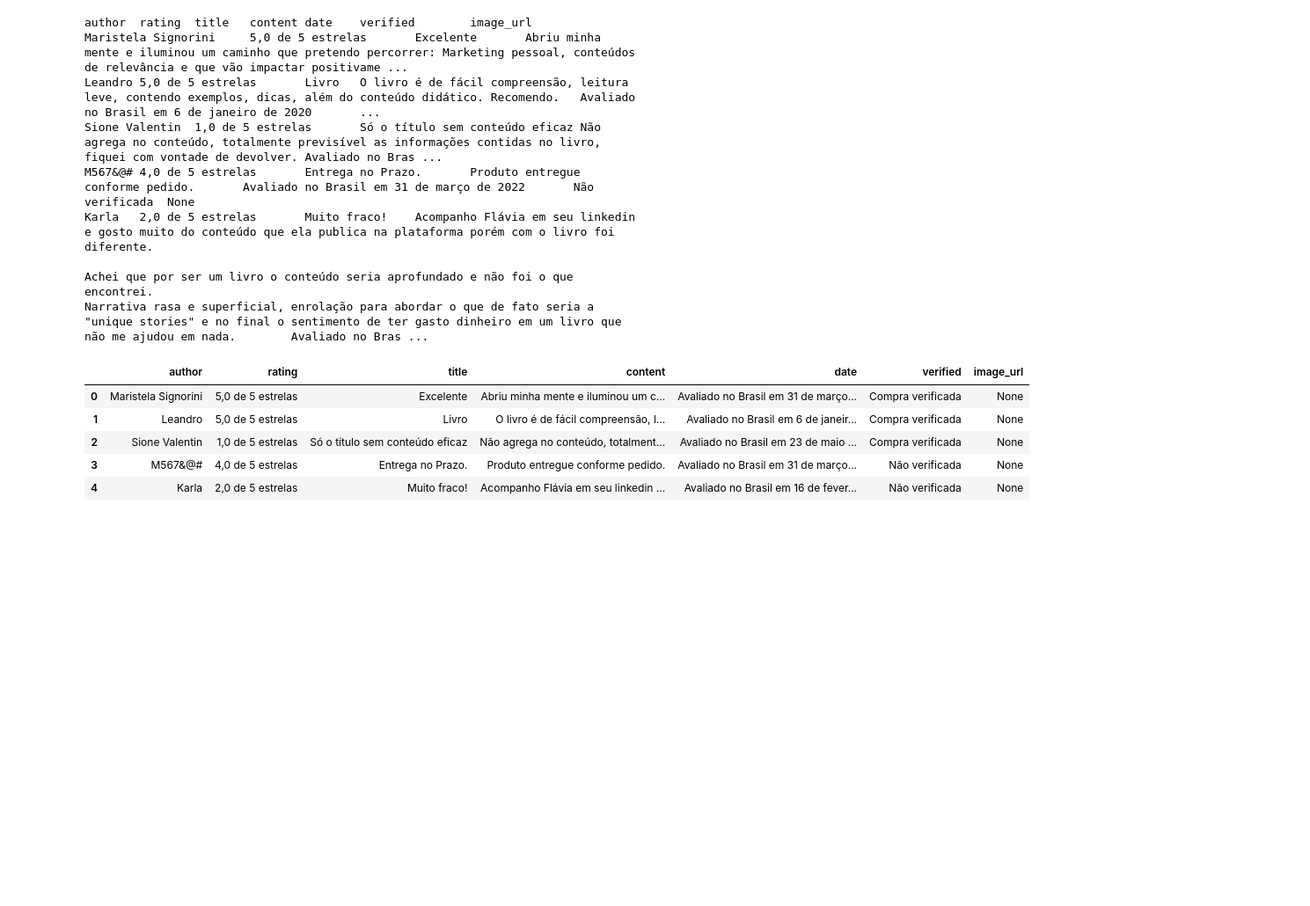
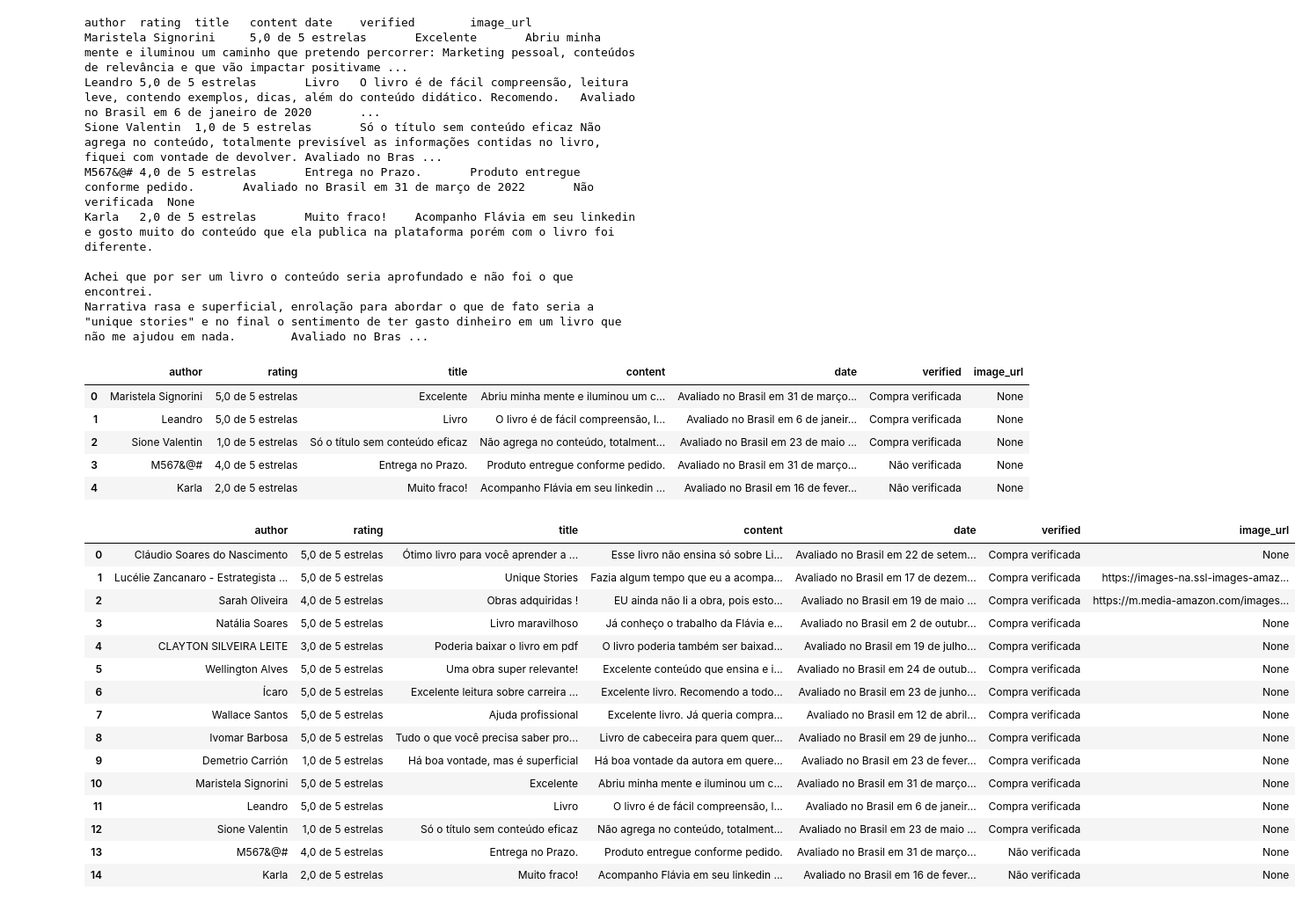
Before and after one commit to kayohr/Raspagem_Dados_Amazon, a Jupyter notebook: amazon2.ipynb, the cells around one changed output. Shown at 88% size. Drawn from its saved outputs; the diff is of its cells as text; code cells hidden in the pictures; blank space fills up the shorter version.

```diff
--- a/amazon2.ipynb
+++ b/amazon2.ipynb
@@ -230,0 +314,22 @@ df
+# %%
+df = pd.DataFrame(all_reviews3)
+
+# Exibir o DataFrame
+df
+# %% [output]
+|  | author | rating | title | content | date | verified | image_url |
+| 0 | Cláudio Soares do Nascimento | 5,0 de 5 estrelas | Ótimo livro para você aprender a ... | Esse livro não ensina só sobre Li... | Avaliado no Brasil em 22 de setem... | Compra verificada | None |
+| 1 | Lucélie Zancanaro - Estrategista ... | 5,0 de 5 estrelas | Unique Stories | Fazia algum tempo que eu a acompa... | Avaliado no Brasil em 17 de dezem... | Compra verificada | https://images-na.ssl-images-amaz... |
+| 2 | Sarah Oliveira | 4,0 de 5 estrelas | Obras adquiridas ! | EU ainda não li a obra, pois esto... | Avaliado no Brasil em 19 de maio ... | Compra verificada | https://m.media-amazon.com/images... |
+| 3 | Natália Soares | 5,0 de 5 estrelas | Livro maravilhoso | Já conheço o trabalho da Flávia e... | Avaliado no Brasil em 2 de outubr... | Compra verificada | None |
+| 4 | CLAYTON SILVEIRA LEITE | 3,0 de 5 estrelas | Poderia baixar o livro em pdf | O livro poderia também ser baixad... | Avaliado no Brasil em 19 de julho... | Compra verificada | None |
+| 5 | Wellington Alves | 5,0 de 5 estrelas | Uma obra super relevante! | Excelente conteúdo que ensina e i... | Avaliado no Brasil em 24 de outub... | Compra verificada | None |
+| 6 | Ícaro | 5,0 de 5 estrelas | Excelente leitura sobre carreira ... | Excelente livro. Recomendo a todo... | Avaliado no Brasil em 23 de junho... | Compra verificada | None |
+| 7 | Wallace Santos | 5,0 de 5 estrelas | Ajuda profissional | Excelente livro. Já queria compra... | Avaliado no Brasil em 12 de abril... | Compra verificada | None |
+| 8 | Ivomar Barbosa | 5,0 de 5 estrelas | Tudo o que você precisa saber pro... | Livro de cabeceira para quem quer... | Avaliado no Brasil em 29 de junho... | Compra verificada | None |
+| 9 | Demetrio Carrión | 1,0 de 5 estrelas | Há boa vontade, mas é superficial | Há boa vontade da autora em quere... | Avaliado no Brasil em 23 de fever... | Compra verificada | None |
+| 10 | Maristela Signorini | 5,0 de 5 estrelas | Excelente | Abriu minha mente e iluminou um c... | Avaliado no Brasil em 31 de março... | Compra verificada | None |
+| 11 | Leandro | 5,0 de 5 estrelas | Livro | O livro é de fácil compreensão, l... | Avaliado no Brasil em 6 de janeir... | Compra verificada | None |
+| 12 | Sione Valentin | 1,0 de 5 estrelas | Só o título sem conteúdo eficaz | Não agrega no conteúdo, totalment... | Avaliado no Brasil em 23 de maio ... | Compra verificada | None |
+| 13 | M567&@# | 4,0 de 5 estrelas | Entrega no Prazo. | Produto entregue conforme pedido. | Avaliado no Brasil em 31 de março... | Não verificada | None |
+| 14 | Karla | 2,0 de 5 estrelas | Muito fraco! | Acompanho Flávia em seu linkedin ... | Avaliado no Brasil em 16 de fever... | Não verificada | None |
```
Also changed, not shown: parts of 4 cells of this notebook.
